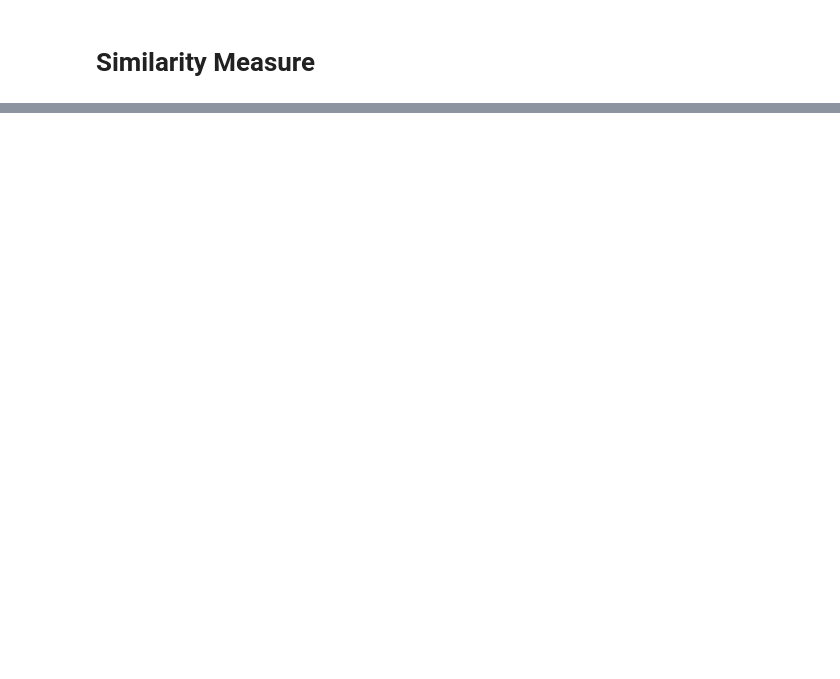
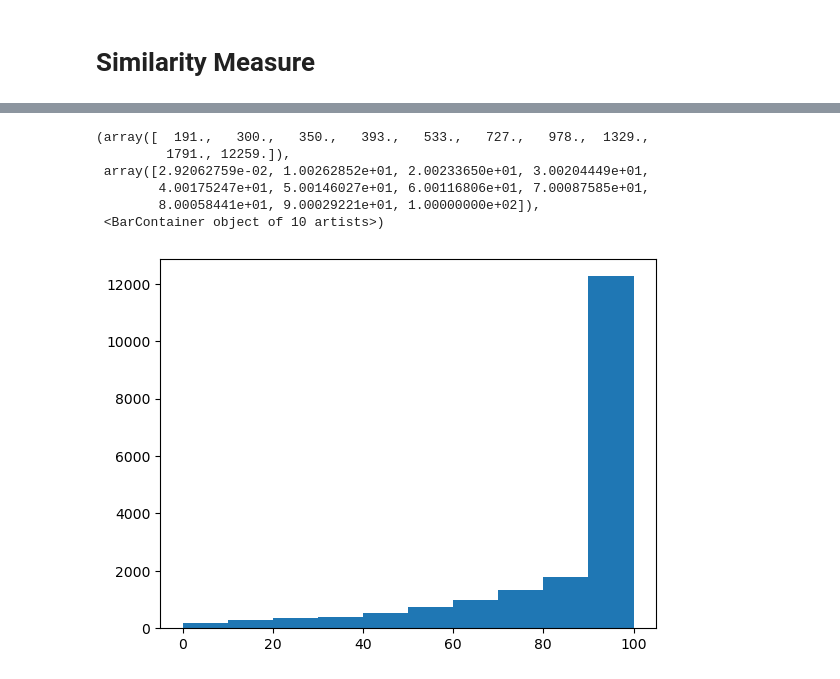
Before and after one commit to chrisvanklutter/GEO877_Spatial_Algorithms_Haklay, a Jupyter notebook: data_Preprocessing.ipynb, the cells around one changed output, grey strips where cells are left out. Cells and saved outputs as stored; diff of their text form; code cells hidden in the pictures; blank space fills up the shorter version.

```diff
--- a/data_Preprocessing.ipynb
+++ b/data_Preprocessing.ipynb
@@ -598,0 +783,11 @@ similarities
+# %%
+motorway_osm_lines = read_from_pickle("motorway_osm_lines.pkl")
+motorway_osm_segments = list(chain(*map(lambda x: x.segments, motorway_osm_lines)))
+# %%
+#%%timeit -n 1
+# osm dataset:
+cellSegments_osm = [CellSegment(segment,precision) for segment in motorway_osm_segments]
+cellLength_osm = CellLength(cellSegments_osm, box, res)
+cellLength_osm.addIndex()
+cellLength_osm.addLength()
+cellLength_osm.cellLength
@@ -598,0 +879,10 @@ similarities
+# %%
+plt.hist(non_zero_a)
+# %% [output]
+(array([  191.,   300.,   350.,   393.,   533.,   727.,   978.,  1329.,
+         1791., 12259.]),
+ array([2.92062759e-02, 1.00262852e+01, 2.00233650e+01, 3.00204449e+01,
+        4.00175247e+01, 5.00146027e+01, 6.00116806e+01, 7.00087585e+01,
+        8.00058441e+01, 9.00029221e+01, 1.00000000e+02]),
+ <BarContainer object of 10 artists>)
+[figure, added]
```
Also changed, not shown: parts of 31 cells of this notebook, 11 other files.
